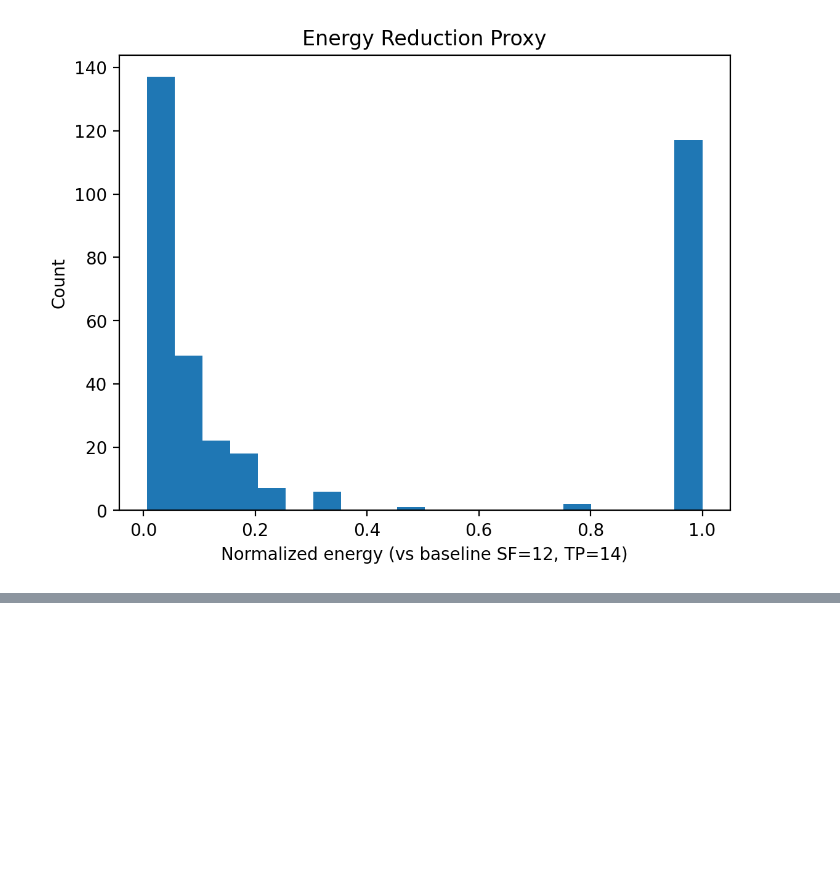
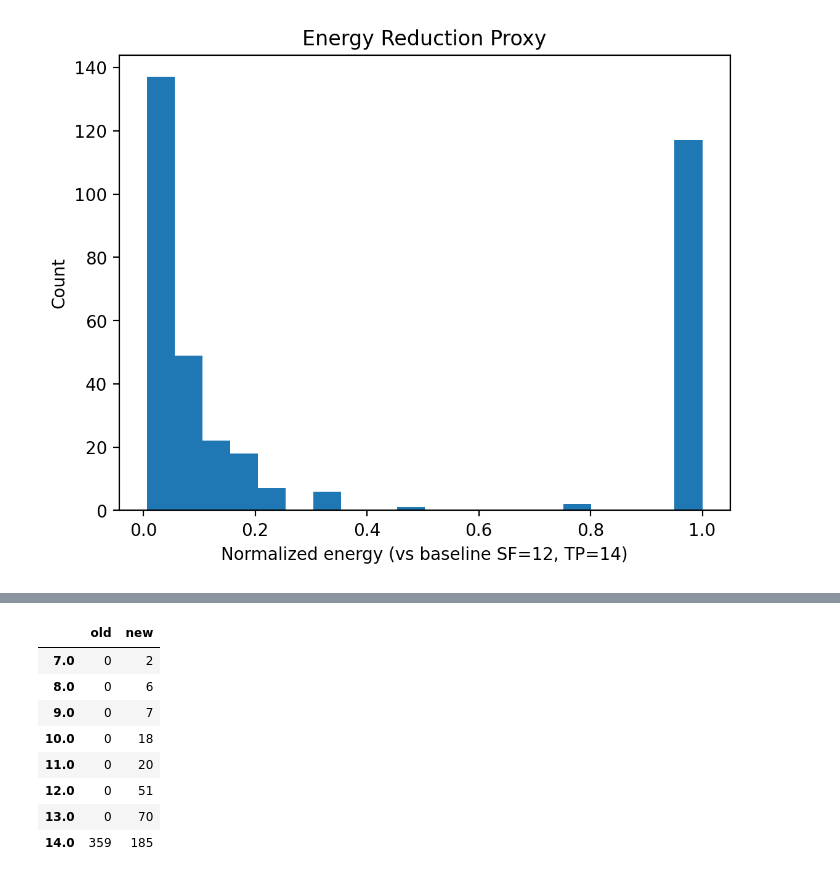
Before and after one commit to Aramesh-Aria/ML-In-IOT, a Jupyter notebook: notebooks/01_demo_end_to_end.ipynb, the cells around one changed output, grey strips where cells are left out. Drawn from its saved outputs; the diff is of its cells as text; code cells hidden in the pictures; blank space fills up the shorter version.

Commit message:
add better summary for notebook

```diff
--- a/notebooks/01_demo_end_to_end.ipynb
+++ b/notebooks/01_demo_end_to_end.ipynb
@@ -209,14 +209,71 @@ Showing: /Users/aria/Documents/Masters_Projects/ML_TPC_Lorawan/outputs/figures/e
 [figure]
 # %%
 #جدول خلاصه توزیع SF/TP و درصد Me≥0
-dec = pd.read_csv(config.TPC_DECISIONS_CSV)
+import pandas as pd
+from src import config
+from src.tpc import snr_limit
+from src.energy import normalized_energy
 
-print("SF counts:")
-display(dec["sf_new"].value_counts().sort_index())
+# خروجی‌های پایپ‌لاین
+dec = pd.read_csv(config.TPC_DECISIONS_CSV)          # sf_new, tp_new, me, energy_norm
+pred = pd.read_csv(config.SNR_PREDICTIONS_CSV)       # snr_true, snr_pred
 
-print("TP counts:")
-display(dec["tp_new"].value_counts().sort_index())
+# هم‌ردیف کردن (چون هر دو فایل به ترتیب یکسان ساخته شده‌اند)
+assert len(dec) == len(pred), "Length mismatch between predictions and decisions!"
+df = pd.concat([pred, dec], axis=1)
 
-pct_me_ge_0 = (dec["me"] >= 0).mean() * 100
-print("pct_me_ge_0 =", round(pct_me_ge_0, 2), "%")
+# -------- Baseline (قبل از TPC) --------
+df["sf_old"] = config.BASELINE_SF
+df["tp_old"] = float(config.BASELINE_TP)
+
+# تعریف Margin برای baseline:
+# Me_old = SNR_pred - SNR_limit(SF_old) - LM
+df["me_old"] = df["snr_pred"] - snr_limit(df["sf_old"].iloc[0]) - config.LINK_MARGIN_DB
+
+# انرژی baseline نسبت به خودش = 1
+df["energy_norm_old"] = 1.0
+
+# -------- نمایش مقایسه توزیع‌ها --------
+print("SF counts (old vs new):")
+sf_cmp = pd.DataFrame({
+    "old": df["sf_old"].value_counts().sort_index(),
+    "new": df["sf_new"].value_counts().sort_index(),
+}).fillna(0).astype(int)
+display(sf_cmp)
+
+print("TP counts (old vs new):")
+tp_cmp = pd.DataFrame({
+    "old": df["tp_old"].value_counts().sort_index(),
+    "new": df["tp_new"].value_counts().sort_index(),
+}).fillna(0).astype(int)
+display(tp_cmp)
+
+# -------- درصد Margin >= 0 --------
+pct_me_ge_0_old = (df["me_old"] >= 0).mean() * 100
+pct_me_ge_0_new = (df["me"] >= 0).mean() * 100
+
+print("pct_me_ge_0_old =", round(pct_me_ge_0_old, 2), "%")
+print("pct_me_ge_0_new =", round(pct_me_ge_0_new, 2), "%")
+
+# -------- خلاصه انرژی (کامل‌تر) --------
+energy_mean_new = float(df["energy_norm"].mean())
+energy_median_new = float(df["energy_norm"].median())
+
+pct_energy_below_1_new = float((df["energy_norm"] < 1.0).mean() * 100)
+pct_energy_below_0_5_new = float((df["energy_norm"] < 0.5).mean() * 100)
+
+# کاهش نسبت به baseline=1.0
+mean_reduction_pct = (1.0 - energy_mean_new) * 100
+median_reduction_pct = (1.0 - energy_median_new) * 100
+
+print("\n--- Energy summary ---")
+print("energy_norm_old mean =", float(df["energy_norm_old"].mean()))  # همیشه 1.0
+print("energy_norm_new mean =", round(energy_mean_new, 4))
+print("energy_norm_new median =", round(energy_median_new, 4))
+
+print("pct_energy_below_1_new =", round(pct_energy_below_1_new, 2), "%")
+print("pct_energy_below_0_5_new =", round(pct_energy_below_0_5_new, 2), "%")
+
+print("mean_energy_reduction_vs_baseline =", round(mean_reduction_pct, 2), "%")
+print("median_energy_reduction_vs_baseline =", round(median_reduction_pct, 2), "%")
 # %% [output]
@@ -231,0 +289,9 @@ Name: count, dtype: int64
+|  | old | new |
+| 7.0 | 0 | 2 |
+| 8.0 | 0 | 6 |
+| 9.0 | 0 | 7 |
+| 10.0 | 0 | 18 |
+| 11.0 | 0 | 20 |
+| 12.0 | 0 | 51 |
+| 13.0 | 0 | 70 |
+| 14.0 | 359 | 185 |
```
Also changed, not shown: parts of 1 cell of this notebook.
